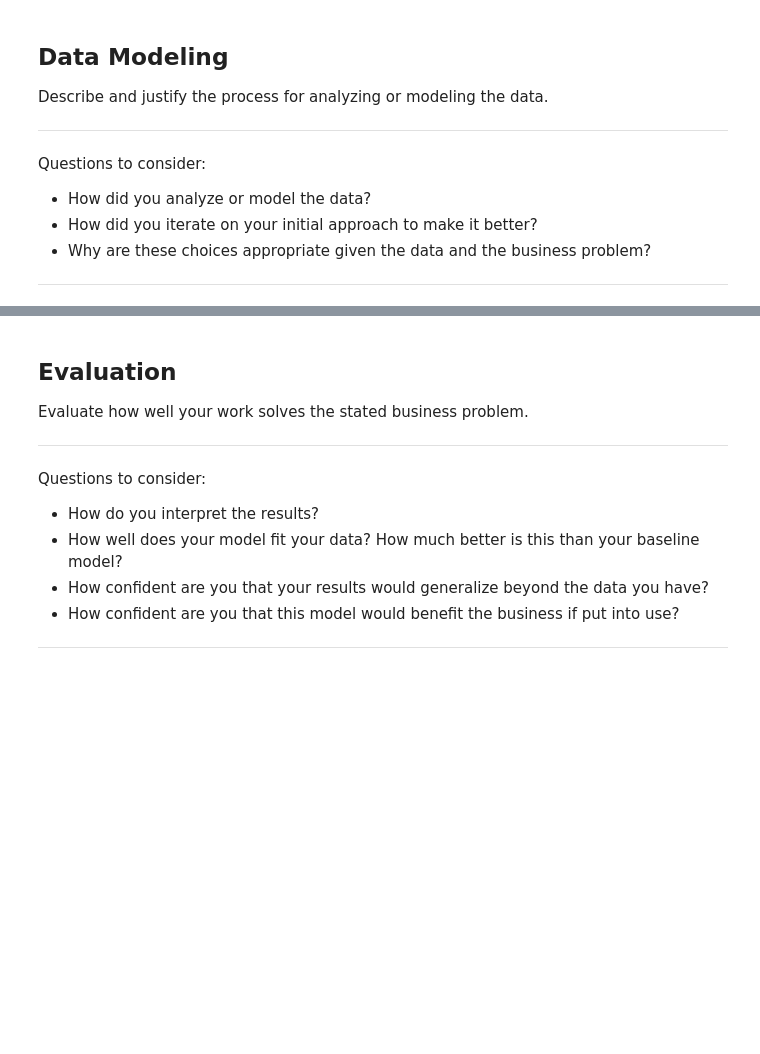
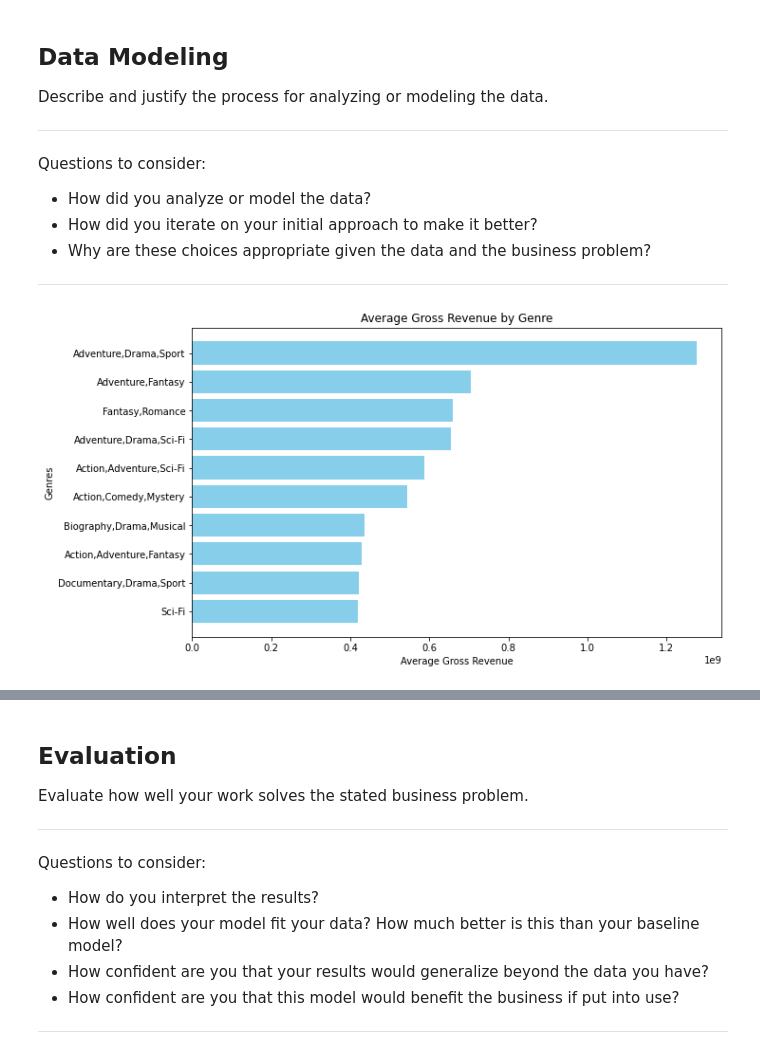
Before and after one commit to earlcr/Microsoft-Movie-Analysis, a Jupyter notebook: dsc-phase1-project-template.ipynb, the cells around one changed output, grey strips where cells are left out. Cells and saved outputs as stored; diff of their text form; code cells hidden in the pictures; blank space fills up the shorter version.

```diff
--- a/dsc-phase1-project-template.ipynb
+++ b/dsc-phase1-project-template.ipynb
@@ -352,0 +357,6 @@ final_data.head()
+# %%
+# Create a new column 'total_gross' by adding 'domestic_gross' and 'foreign_gross'
+final_data['total_gross'] = final_data['domestic_gross'] + final_data['foreign_gross']
+
+# Display the updated DataFrame with the 'total_gross' column
+print(final_data.head())
@@ -352,0 +404,11 @@ final_data.head()
+# %%
+# Create a column to identify movies that are part of a franchise
+final_data['is_franchise'] = final_data['title'].str.contains(':')
+
+# Calculate average gross revenue for movies in and not in a franchise
+franchise_avg_gross = final_data.groupby('is_franchise')['domestic_gross'].mean()
+
+# Display the results with clear labels
+print("Average Gross Revenue for Movies:")
+print(f"In a Franchise: ${franchise_avg_gross[True]:,.2f}")
+print(f"Not in a Franchise: ${franchise_avg_gross[False]:,.2f}")
@@ -364,0 +429,17 @@ Questions to consider:
+# %%
+# Calculate average gross revenue by genre
+genre_avg_gross = final_data.groupby('genres')['total_gross'].mean().sort_values(ascending=False)
+
+# Select the top genres (you can choose the number of top genres you want to display)
+top_genres = genre_avg_gross.head(10)
+
+# Create the bar chart
+plt.figure(figsize=(10, 6))
+plt.barh(top_genres.index, top_genres.values, color='skyblue')
+plt.xlabel('Average Gross Revenue')
+plt.ylabel('Genres')
+plt.title('Average Gross Revenue by Genre')
+plt.gca().invert_yaxis()  # Reverse the order to display the highest grossing genre at the top
+plt.show()
+# %% [output]
+[figure, added]
```
Also changed, not shown: parts of 8 cells of this notebook.
